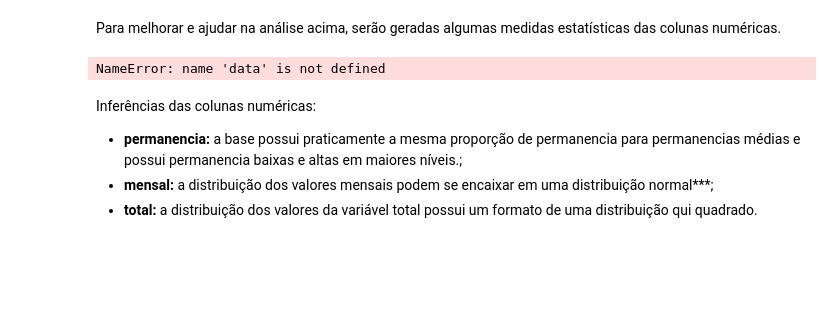
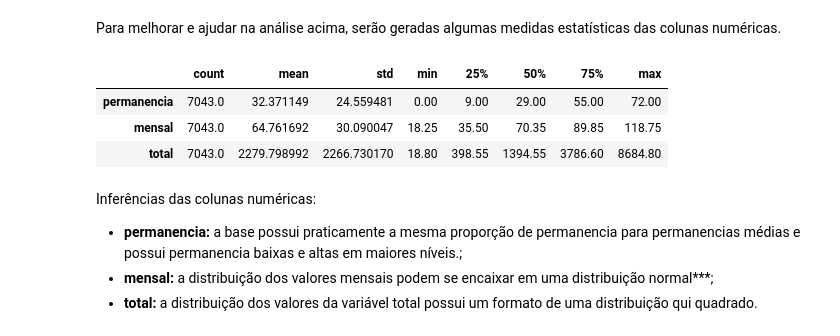
Before and after one commit to guicastrorl/alura_challenge_ds, a Jupyter notebook: notebooks/notebook_crisp_ds.ipynb, the cells around one changed output. Cells and saved outputs as stored; diff of their text form; code cells hidden in the pictures; blank space fills up the shorter version.

```diff
--- a/notebooks/notebook_crisp_ds.ipynb
+++ b/notebooks/notebook_crisp_ds.ipynb
@@ -730,9 +766,12 @@ plt.show()
 Para melhorar e ajudar na análise acima, serão geradas algumas medidas estatísticas das colunas numéricas.
 # %%
 # medidas estatísticas das colunas númericas
-data[numerical_columns].describe().T
+data_04[numerical_columns].describe().T
 # %% [output]
-NameError: name 'data' is not defined
+|  | count | mean | std | min | 25% | 50% | 75% | max |
+| permanencia | 7043.0 | 32.371149 | 24.559481 | 0.00 | 9.00 | 29.00 | 55.00 | 72.00 |
+| mensal | 7043.0 | 64.761692 | 30.090047 | 18.25 | 35.50 | 70.35 | 89.85 | 118.75 |
+| total | 7043.0 | 2279.798992 | 2266.730170 | 18.80 | 398.55 | 1394.55 | 3786.60 | 8684.80 |
 # %% [markdown]
 Inferências das colunas numéricas:
 - **permanencia:** a base possui praticamente a mesma proporção de permanencia para permanencias médias e possui permanencia baixas e altas em maiores níveis.;
```
Also changed, not shown: parts of 16 cells of this notebook, 2 other files.
